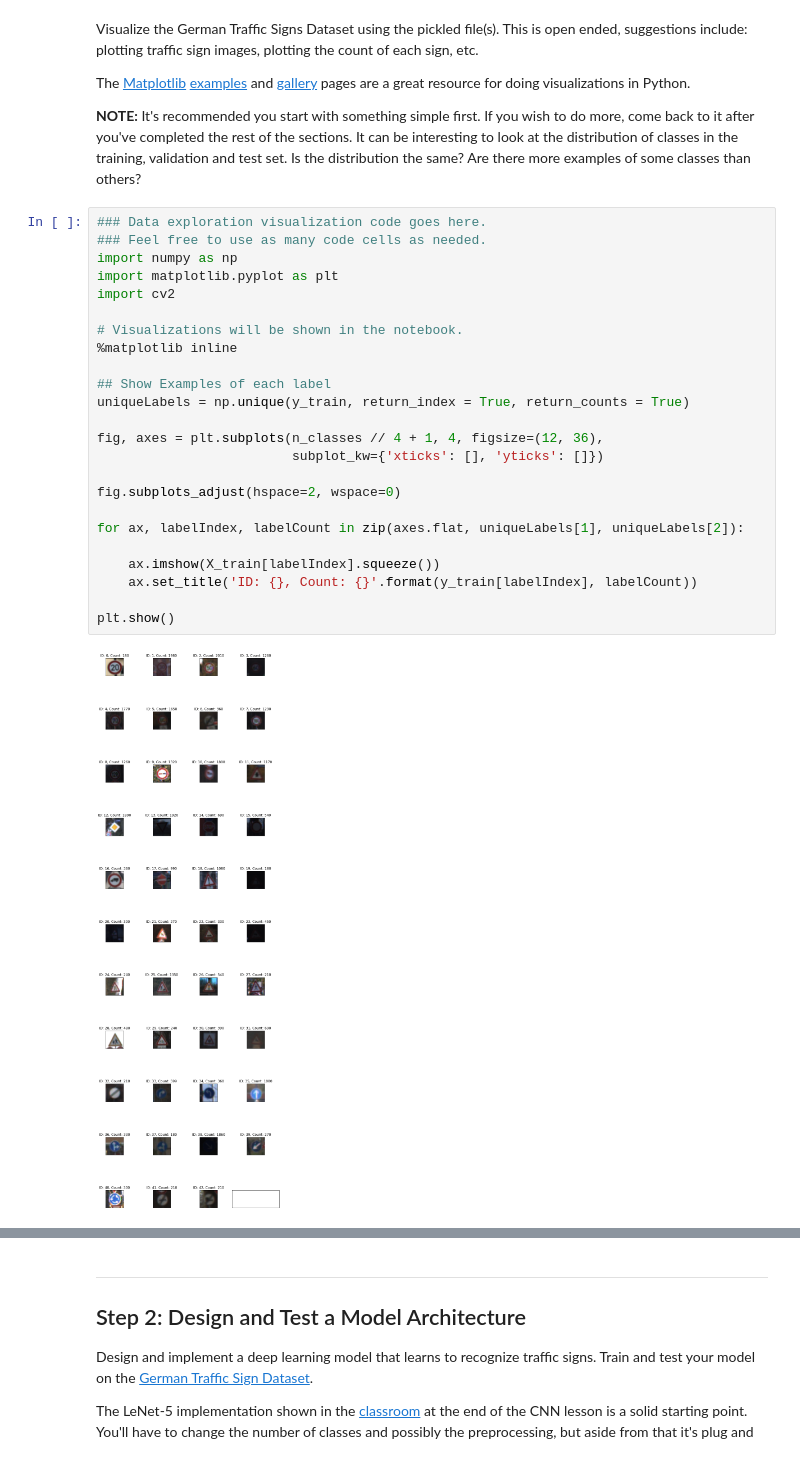
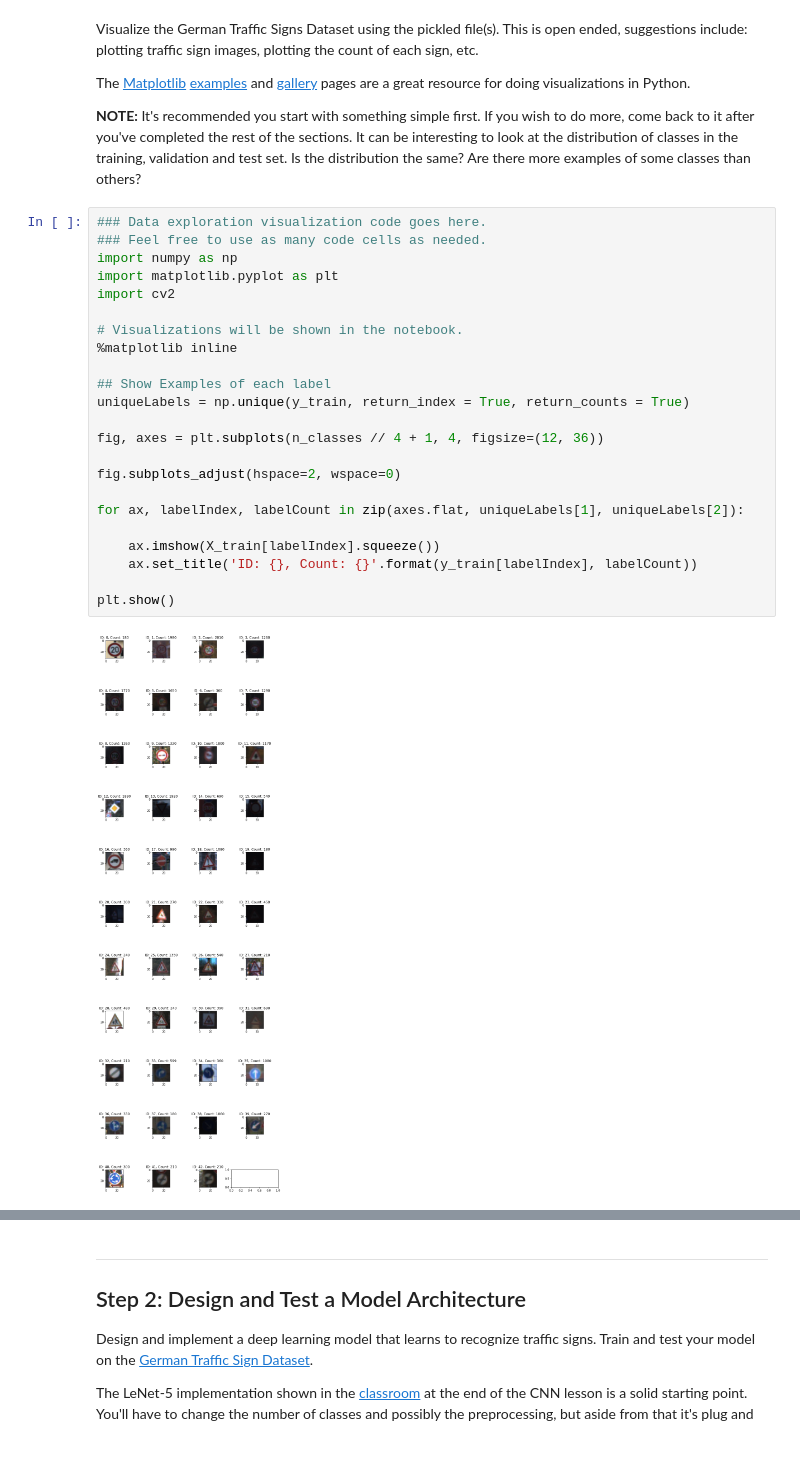
Before and after one commit to andichik/SDC-Term-1, a Jupyter notebook: CarND-Traffic-Sign-Classifier-Project/Traffic_Sign_Classifier.ipynb, the cells around one changed output, grey strips where cells are left out. Drawn from its saved outputs; the diff is of its cells as text.

```diff
--- a/CarND-Traffic-Sign-Classifier-Project/Traffic_Sign_Classifier.ipynb
+++ b/CarND-Traffic-Sign-Classifier-Project/Traffic_Sign_Classifier.ipynb
@@ -93,26 +95,25 @@ The [Matplotlib](http://matplotlib.org/) [examples](http://matplotlib.org/exampl
 # %%
 ### Data exploration visualization code goes here.
 ### Feel free to use as many code cells as needed.
 import numpy as np
 import matplotlib.pyplot as plt
 import cv2
 
 # Visualizations will be shown in the notebook.
 %matplotlib inline
 
 ## Show Examples of each label
 uniqueLabels = np.unique(y_train, return_index = True, return_counts = True)
 
-fig, axes = plt.subplots(n_classes // 4 + 1, 4, figsize=(12, 36),
-                         subplot_kw={'xticks': [], 'yticks': []})
+fig, axes = plt.subplots(n_classes // 4 + 1, 4, figsize=(12, 36))
 
 fig.subplots_adjust(hspace=2, wspace=0)
 
 for ax, labelIndex, labelCount in zip(axes.flat, uniqueLabels[1], uniqueLabels[2]):
 
     ax.imshow(X_train[labelIndex].squeeze())
     ax.set_title('ID: {}, Count: {}'.format(y_train[labelIndex], labelCount))
 
 plt.show()
 # %% [output]
-[figure, old version]
+[figure, new version]
```
Also changed, not shown: parts of 24 cells of this notebook, 4 other files.
